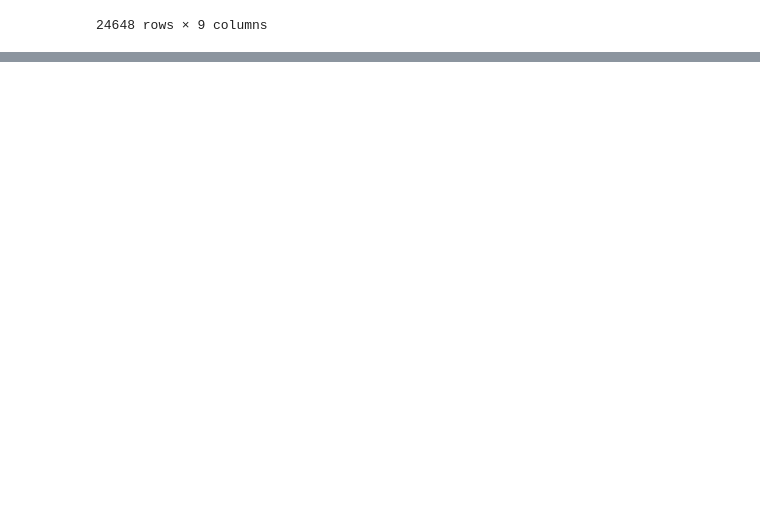
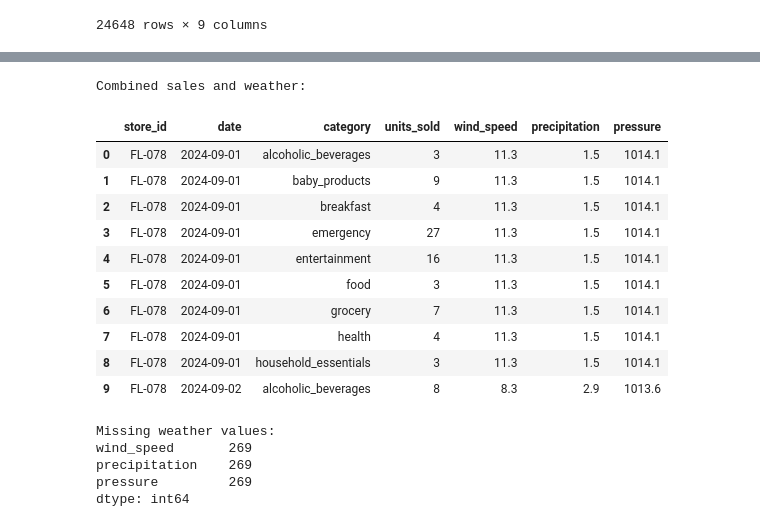
Before and after one commit to AdelineKwakye/walmart-huricane-project, a Jupyter notebook: notebooks/scratch/Amilyn_Estes_Notebook.ipynb, the cells around one changed output, grey strips where cells are left out. Cells and saved outputs as stored; diff of their text form; code cells hidden in the pictures; blank space fills up the shorter version.

```diff
--- a/notebooks/scratch/Amilyn_Estes_Notebook.ipynb
+++ b/notebooks/scratch/Amilyn_Estes_Notebook.ipynb
@@ -694,0 +709,22 @@ df_clean
+# %%
+# Create a copy of  group's cleaned transaction data
+sales = df_clean.copy()
+
+# Make sure dates and quantities have correct data types
+sales['date'] = pd.to_datetime(sales['date'])
+sales['quantity'] = pd.to_numeric(
+    sales['quantity'], errors='coerce'
+)
+
+# Group sales by store, date, and product category
+daily_sales = (
+    sales.groupby(
+        ['store_id', 'date', 'category'],
+        as_index=False
+    )['quantity']
+    .sum()
+    .rename(columns={'quantity': 'units_sold'})
+)
+
+print("Daily sales:")
+display(daily_sales.head(10))
@@ -694,0 +848,38 @@ df_clean
+# %%
+# Merge datasets using store ID and date
+df_sales_weather = pd.merge(
+    daily_sales,
+    df_weather,
+    on=['store_id', 'date'],
+    how='left',
+    validate='many_to_one'
+)
+
+print("Combined sales and weather:")
+display(df_sales_weather.head(10))
+
+# Check missing weather information
+print("Missing weather values:")
+print(
+    df_sales_weather[
+        ['wind_speed', 'precipitation', 'pressure']
+    ].isnull().sum()
+)
+# %% [output]
+Combined sales and weather:
+|  | store_id | date | category | units_sold | wind_speed | precipitation | pressure |
+| 0 | FL-078 | 2024-09-01 | alcoholic_beverages | 3 | 11.3 | 1.5 | 1014.1 |
+| 1 | FL-078 | 2024-09-01 | baby_products | 9 | 11.3 | 1.5 | 1014.1 |
+| 2 | FL-078 | 2024-09-01 | breakfast | 4 | 11.3 | 1.5 | 1014.1 |
+| 3 | FL-078 | 2024-09-01 | emergency | 27 | 11.3 | 1.5 | 1014.1 |
+| 4 | FL-078 | 2024-09-01 | entertainment | 16 | 11.3 | 1.5 | 1014.1 |
+| 5 | FL-078 | 2024-09-01 | food | 3 | 11.3 | 1.5 | 1014.1 |
+| 6 | FL-078 | 2024-09-01 | grocery | 7 | 11.3 | 1.5 | 1014.1 |
+| 7 | FL-078 | 2024-09-01 | health | 4 | 11.3 | 1.5 | 1014.1 |
+| 8 | FL-078 | 2024-09-01 | household_essentials | 3 | 11.3 | 1.5 | 1014.1 |
+| 9 | FL-078 | 2024-09-02 | alcoholic_beverages | 8 | 8.3 | 2.9 | 1013.6 |
+Missing weather values:
+wind_speed       269
+precipitation    269
+pressure         269
+dtype: int64
```
Also changed, not shown: parts of 14 cells of this notebook.
